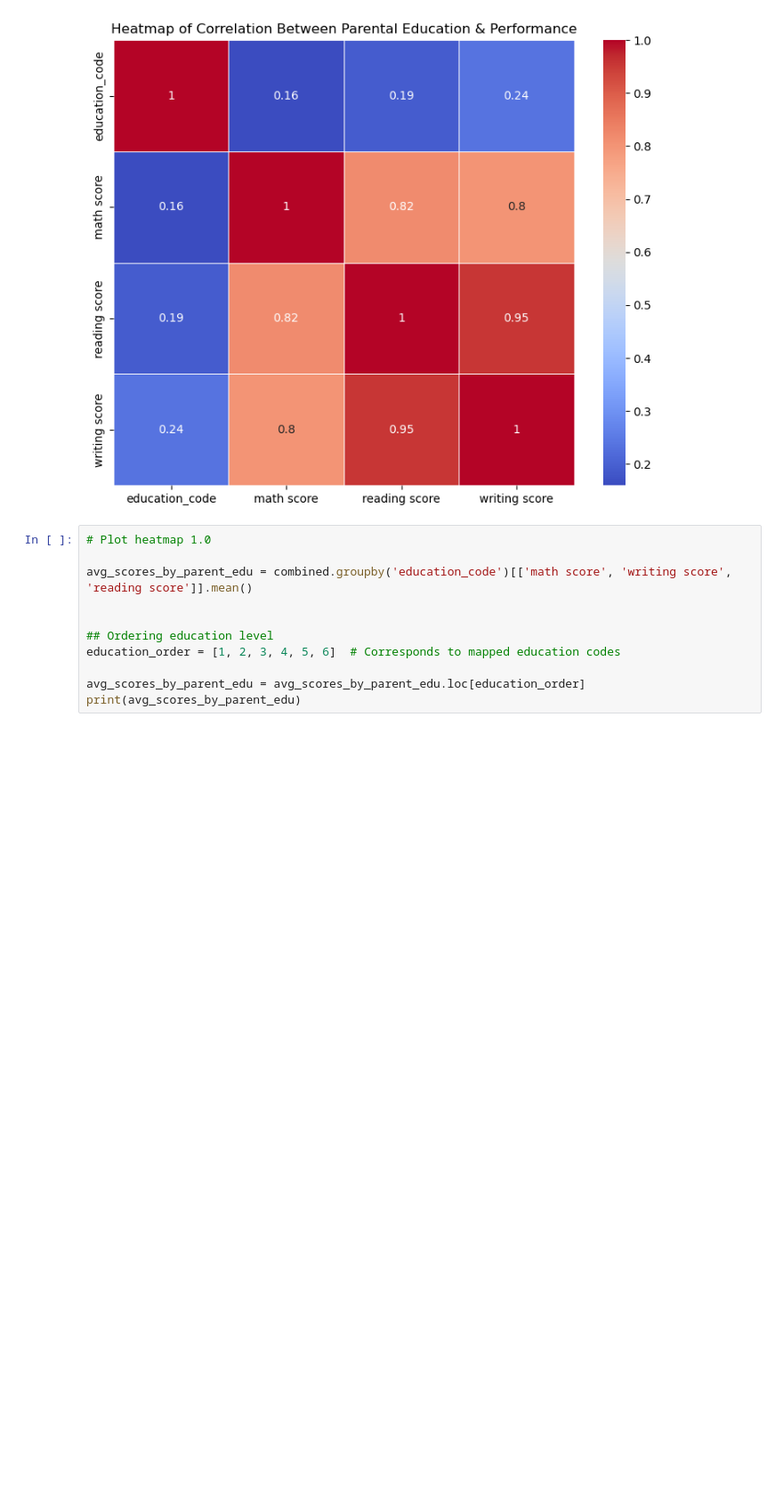
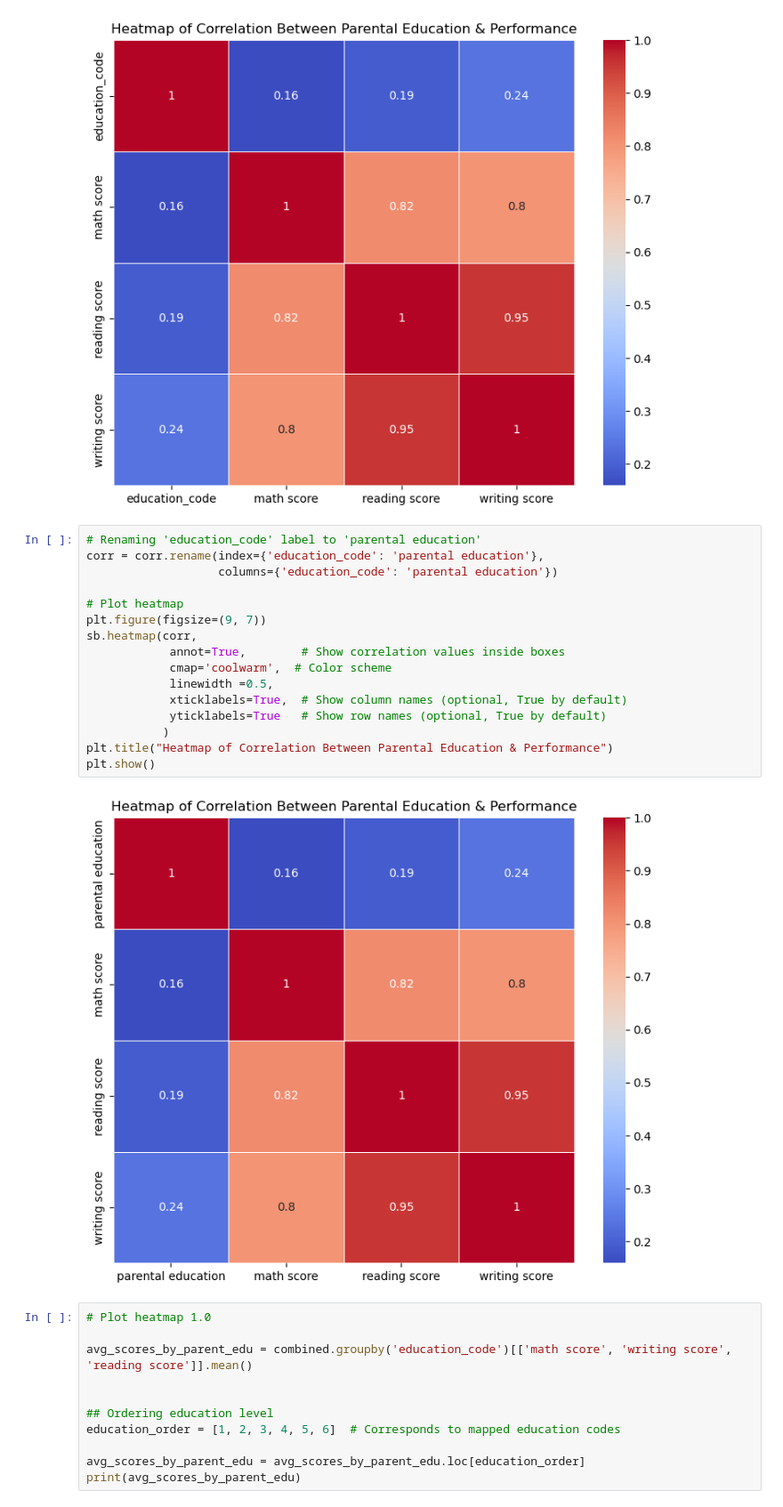
Before and after one commit to timothy-87/Group-1-Tasks, a Jupyter notebook: student_performance.ipynb, the cells around one changed output. Shown at 89% size. Drawn from its saved outputs; the diff is of its cells as text; blank space fills up the shorter version.

Commit message:
student performance analysis

```diff
--- a/student_performance.ipynb
+++ b/student_performance.ipynb
@@ -174,6 +174,24 @@ plt.title("Heatmap of Correlation Between Parental Education & Performance")
 plt.show()
 # %% [output]
 [figure]
+# %%
+# Renaming 'education_code' label to 'parental education'
+corr = corr.rename(index={'education_code': 'parental education'},
+                   columns={'education_code': 'parental education'})
+
+# Plot heatmap
+plt.figure(figsize=(9, 7))
+sb.heatmap(corr,
+            annot=True,        # Show correlation values inside boxes
+            cmap='coolwarm',  # Color scheme
+            linewidth =0.5,
+            xticklabels=True,  # Show column names (optional, True by default)
+            yticklabels=True   # Show row names (optional, True by default)
+           )
+plt.title("Heatmap of Correlation Between Parental Education & Performance")
+plt.show()
+# %% [output]
+[figure, added]
 # %%
 # Plot heatmap 1.0
 
```
